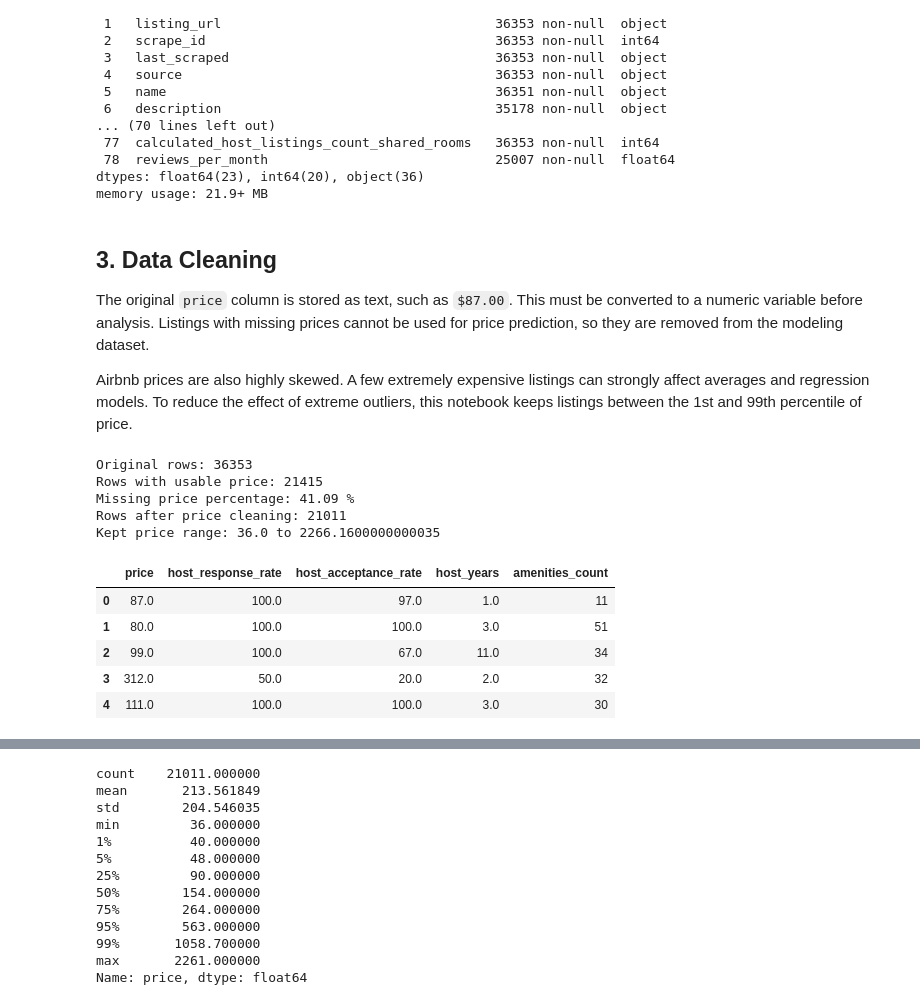
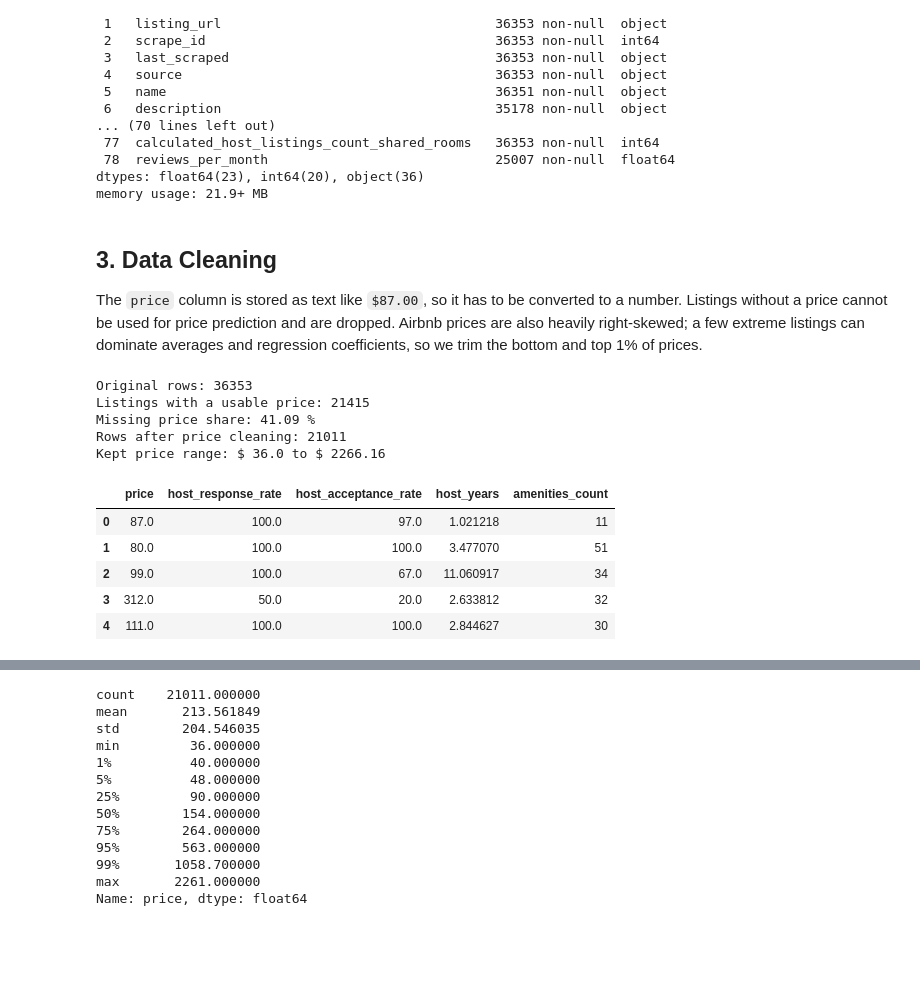
Before and after one commit to biomud/Airbnb_Price_Analysis_NYC, a Jupyter notebook: Airbnb_NYC_Price_Analysis.ipynb, the cells around one changed output, grey strips where cells are left out. Drawn from its saved outputs; the diff is of its cells as text; code cells hidden in the pictures; blank space fills up the shorter version.

```diff
--- a/Airbnb_NYC_Price_Analysis.ipynb
+++ b/Airbnb_NYC_Price_Analysis.ipynb
@@ -77,64 +74,61 @@ memory usage: 21.9+ MB
 # %% [markdown]
 ## 3. Data Cleaning
 
-The original `price` column is stored as text, such as `$87.00`. This must be converted to a numeric variable before analysis. Listings with missing prices cannot be used for price prediction, so they are removed from the modeling dataset.
-
-Airbnb prices are also highly skewed. A few extremely expensive listings can strongly affect averages and regression models. To reduce the effect of extreme outliers, this notebook keeps listings between the 1st and 99th percentile of price.
+The `price` column is stored as text like `$87.00`, so it has to be converted to a number. Listings without a price cannot be used for price prediction and are dropped. Airbnb prices are also heavily right-skewed; a few extreme listings can dominate averages and regression coefficients, so we trim the bottom and top 1% of prices.
 # %%
-# Make a copy so the original dataframe stays unchanged.
 data = df.copy()
 
-# The price column has dollar signs and commas, so it needs to be cleaned before analysis
-data["price"] = data["price"].astype(str)
-data["price"] = data["price"].str.replace("$", "", regex=False)
-data["price"] = data["price"].str.replace(",", "", regex=False)
+# price is stored as text with $ and commas
+data["price"] = (data["price"].astype(str)
+                              .str.replace("$", "", regex=False)
+                              .str.replace(",", "", regex=False))
 data["price"] = pd.to_numeric(data["price"], errors="coerce")
 
 print("Original rows:", len(data))
-print("Rows with usable price:", data["price"].notna().sum())
-print("Missing price percentage:", round(data["price"].isna().mean() * 100, 2), "%")
+print("Listings with a usable price:", data["price"].notna().sum())
+print("Missing price share:", round(data["price"].isna().mean() * 100, 2), "%")
 
-# Prices need to be positive.
 data = data.dropna(subset=["price"])
 data = data[data["price"] > 0]
 
-# Remove the lowest 1% and highest 1% of prices to reduce outliers
 lower_price = data["price"].quantile(0.01)
 upper_price = data["price"].quantile(0.99)
 data = data[(data["price"] >= lower_price) & (data["price"] <= upper_price)]
 
 print("Rows after price cleaning:", len(data))
-print("Kept price range:", lower_price, "to", upper_price)
+print("Kept price range: $", round(lower_price, 2), "to $", round(upper_price, 2))
 # %% [output]
 Original rows: 36353
-Rows with usable price: 21415
-Missing price percentage: 41.09 %
+Listings with a usable price: 21415
+Missing price share: 41.09 %
 Rows after price cleaning: 21011
-Kept price range: 36.0 to 2266.1600000000035
+Kept price range: $ 36.0 to $ 2266.16
 # %%
-# Convert percentage columns from text into numeric values.
+# percentage columns are also text
 for col in ["host_response_rate", "host_acceptance_rate"]:
     data[col] = data[col].astype(str).str.replace("%", "", regex=False)
     data[col] = pd.to_numeric(data[col], errors="coerce")
 
-# Convert true/false columns into 1/0 so they can be used by sklearn models.
-for col in ["host_is_superhost", "host_has_profile_pic", "host_identity_verified", "instant_bookable"]:
+# t/f columns -> 1/0
+for col in ["host_is_superhost", "host_has_profile_pic",
+            "host_identity_verified", "instant_bookable"]:
     data[col] = data[col].map({"t": 1, "f": 0})
 
-# Create a simple feature for how long the host has been on Airbnb.
+# years on the platform, anchored to the snapshot date
+snapshot_date = pd.Timestamp("2025-11-01")
 data["host_since"] = pd.to_datetime(data["host_since"], errors="coerce")
-data["host_years"] = 2025 - data["host_since"].dt.year
+data["host_years"] = (snapshot_date - data["host_since"]).dt.days / 365.25
 
-# These simple engineered features may capture regulation status and listing detail.
 data["has_license"] = data["license"].notna().astype(int)
-data["amenities_count"] = data["amenities"].fillna("").apply(lambda x: 0 if x == "" else x.count(",") + 1)
+data["amenities_count"] = (data["amenities"].fillna("")
+                                             .apply(lambda x: 0 if x == "" else x.count(",") + 1))
 
-
-data[["price", "host_response_rate", "host_acceptance_rate", "host_years", "amenities_count"]].head()
+data[["price", "host_response_rate", "host_acceptance_rate",
+      "host_years", "amenities_count"]].head()
 # %% [output]
 |  | price | host_response_rate | host_acceptance_rate | host_years | amenities_count |
-| 0 | 87.0 | 100.0 | 97.0 | 1.0 | 11 |
-| 1 | 80.0 | 100.0 | 100.0 | 3.0 | 51 |
-| 2 | 99.0 | 100.0 | 67.0 | 11.0 | 34 |
-| 3 | 312.0 | 50.0 | 20.0 | 2.0 | 32 |
-| 4 | 111.0 | 100.0 | 100.0 | 3.0 | 30 |
+| 0 | 87.0 | 100.0 | 97.0 | 1.021218 | 11 |
+| 1 | 80.0 | 100.0 | 100.0 | 3.477070 | 51 |
+| 2 | 99.0 | 100.0 | 67.0 | 11.060917 | 34 |
+| 3 | 312.0 | 50.0 | 20.0 | 2.633812 | 32 |
+| 4 | 111.0 | 100.0 | 100.0 | 2.844627 | 30 |
```
Also changed, not shown: parts of 91 cells of this notebook, 1 other file.
